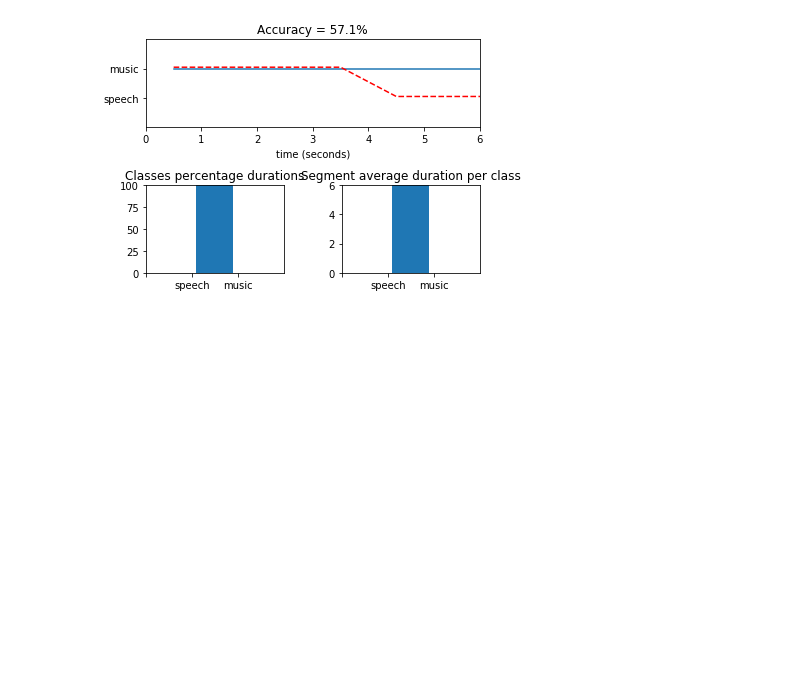
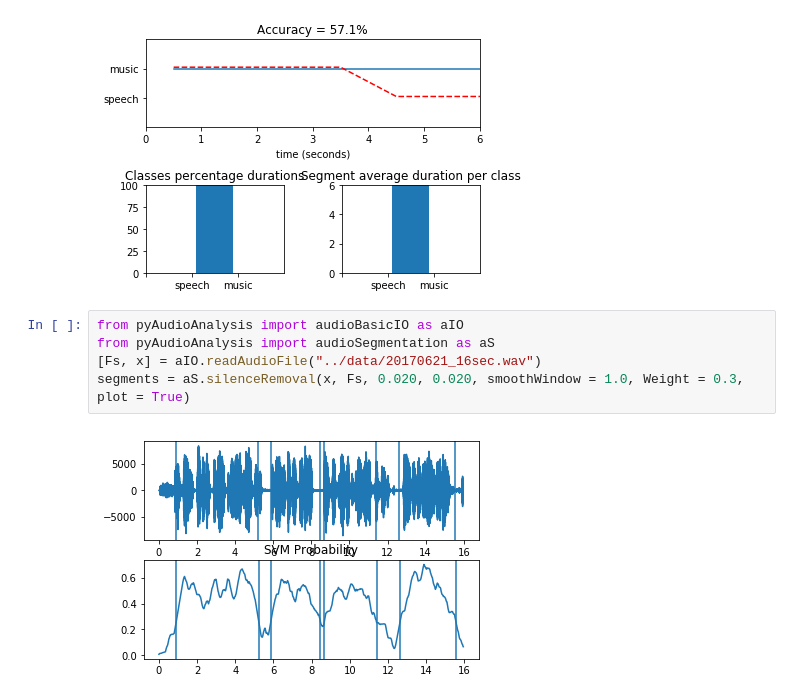
Before and after one commit to mangoicestar/pyAudioAnalysis, a Jupyter notebook: jup/chap5_Segmentation.ipynb, the cells around one changed output. Saved outputs shown, nothing was run; the diff lists cells and outputs as text; blank space fills up the shorter version.

```diff
--- a/jup/chap5_Segmentation.ipynb
+++ b/jup/chap5_Segmentation.ipynb
@@ -35,3 +35,10 @@ from pyAudioAnalysis import audioSegmentation as aS
 # [flagsInd, classesAll, acc, CM] = aS.mtFileClassification("data/20170621_16sec.wav", "data/svmSM", "svm", True, 'data/scottish.segments')
 # %% [output]
 [figure]
+# %%
+from pyAudioAnalysis import audioBasicIO as aIO
+from pyAudioAnalysis import audioSegmentation as aS
+[Fs, x] = aIO.readAudioFile("../data/20170621_16sec.wav")
+segments = aS.silenceRemoval(x, Fs, 0.020, 0.020, smoothWindow = 1.0, Weight = 0.3, plot = True)
+# %% [output]
+[figure, added]
```
Also changed, not shown: parts of 2 cells of this notebook, 4 other files.
